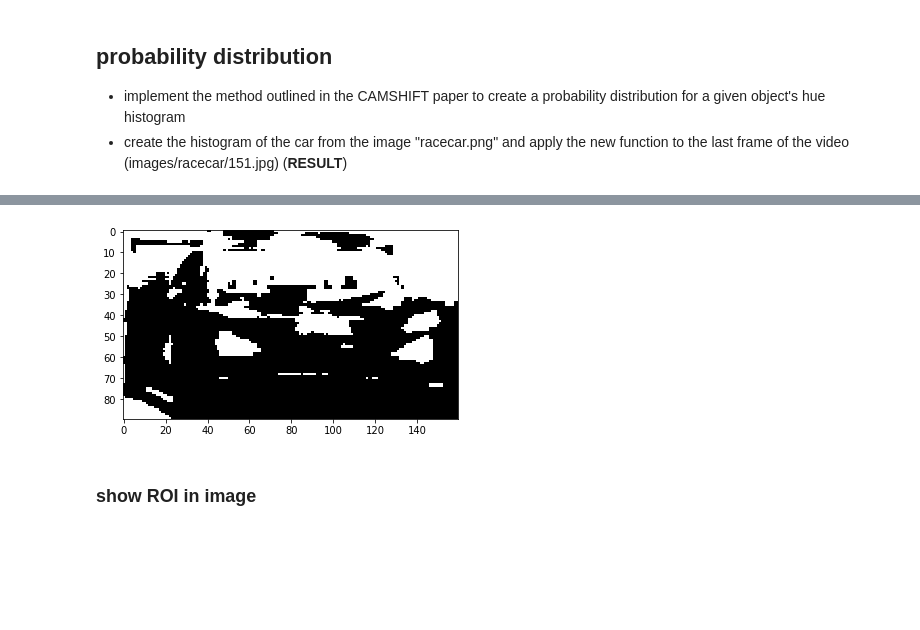
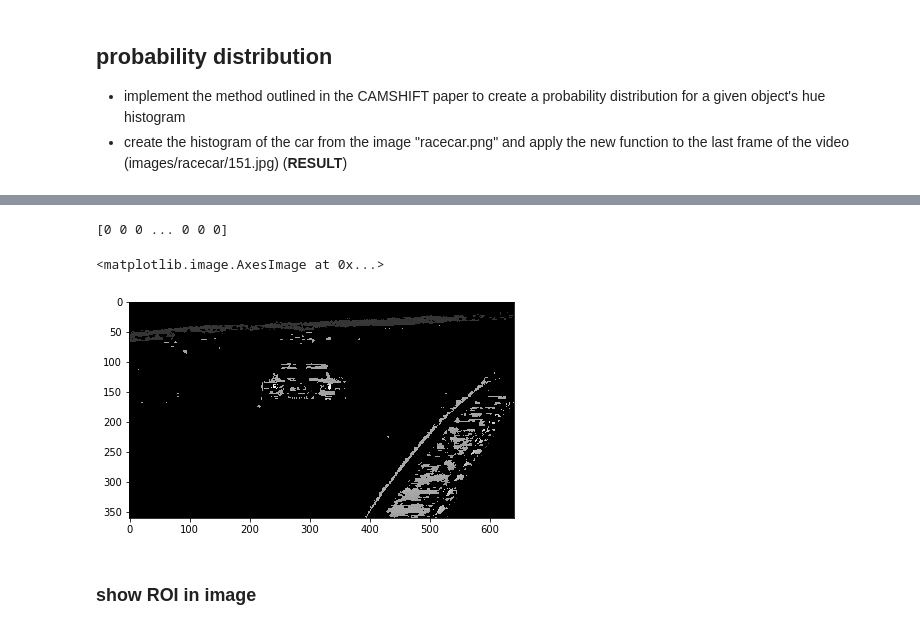
Before and after one commit to AbdBarho/CV19-20, a Jupyter notebook: 03a_CAMSHIFT.ipynb, the cells around one changed output, grey strips where cells are left out. Cells and saved outputs as stored; diff of their text form; code cells hidden in the pictures; blank space fills up the shorter version.

```diff
--- a/03a_CAMSHIFT.ipynb
+++ b/03a_CAMSHIFT.ipynb
@@ -93,18 +137,28 @@ ModuleNotFoundError: No module named 'plotly'
 # %%
-def show_binary(im):
-    plt.imshow(im, cmap='binary', vmin = 0, vmax = 1)
-def extract_car(image):
+def createProbDistribution2(image, objectHist, nbins, minSaturation, minValue):
     H, W, C = image.shape
     new_img = np.zeros(H * W, np.uint8)
-    for i, (h, s, v) in enumerate(color.rgb2hsv(image).reshape(-1, C)):
-        if h  > 0.5 and s > 0.2:
-            new_img[i] = 1
+    prob = np.zeros(nbins)
+    a,b,c= objectHist
+    a_sum = a.sum()
+    for i in range(0, nbins):
+        prob[i] = (a[i]/a_sum)*100
+        if prob[i]>8:
+            for j, (h, s, v) in enumerate(color.rgb2hsv(image).reshape(-1, C)):
+                if v  > minValue and s > minSaturation:
+                    new_img[j] = h*255
+                else:
+                    new_img[j] = 0
+    print(new_img)
     return new_img.reshape(H, W)
 
-binary_img = extract_taco(imageCar)
-show_binary(binary_img)
+histogramCar = createColorHistogram(imageCar, 360, ax1)
+probDistr2 = createProbDistribution2(lastFrame, histogramCar, 360, MIN_SATURATION_CAR, MIN_VALUE_CAR)
+io.imshow(probDistr2, cmap ='gray')
 # %% [output]
+[0 0 0 ... 0 0 0]
+<matplotlib.image.AxesImage at 0x...>
-[figure, old version]
+[figure, new version]
 # %% [markdown]
 ### show ROI in image
 # %%
```
Also changed, not shown: parts of 12 cells of this notebook.
